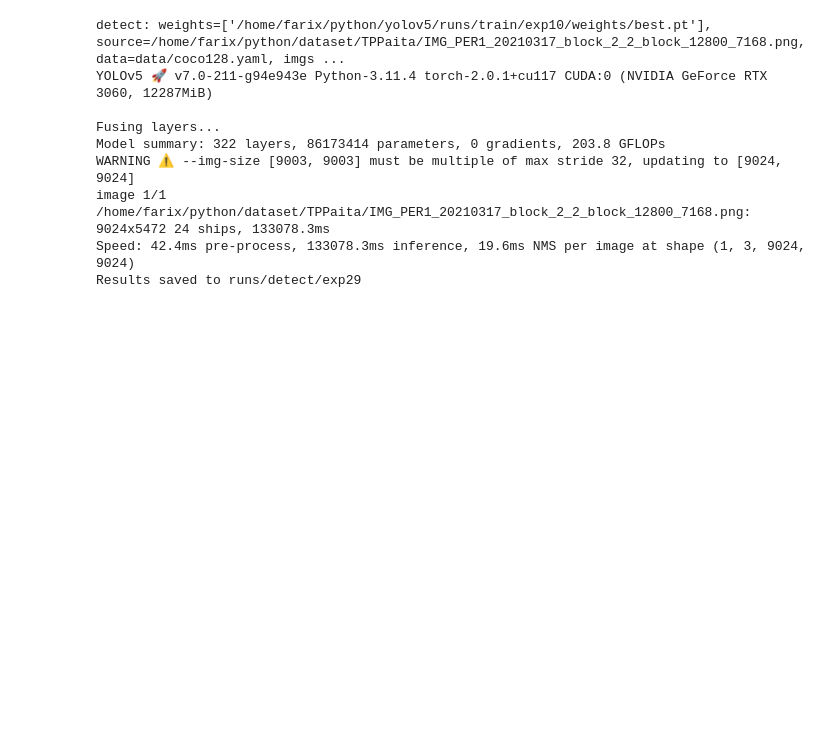
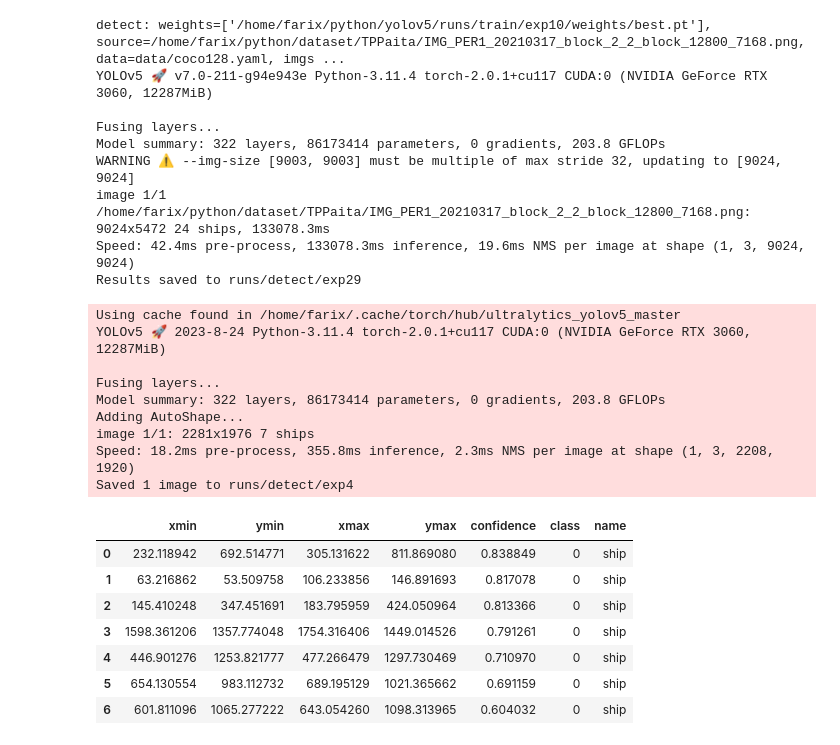
Before and after one commit to FarixRomero/deteccion-barcos-yolov5-perusat, a Jupyter notebook: modeloYolov5.ipynb, the cells around one changed output. Saved outputs shown, nothing was run; the diff lists cells and outputs as text; code cells hidden in the pictures; blank space fills up the shorter version.

```diff
--- a/modeloYolov5.ipynb
+++ b/modeloYolov5.ipynb
@@ -64,6 +70,46 @@ WARNING ⚠️ --img-size [9003, 9003] must be multiple of max stride 32, updati
 image 1/1 /home/farix/python/dataset/TPPaita/IMG_PER1_20210317_block_2_2_block_12800_7168.png: 9024x5472 24 ships, 133078.3ms
 Speed: 42.4ms pre-process, 133078.3ms inference, 19.6ms NMS per image at shape (1, 3, 9024, 9024)
 Results saved to runs/detect/exp29
+# %%
+import cv2
+import torch
+from PIL import Image
+
+model_path = "/home/farix/python/yolov5/runs/train/exp10/weights/best.pt"
+
+# Model
+model = torch.hub.load('ultralytics/yolov5', 'custom', model_path)
+model.conf = 0.5  # NMS confidence threshold
+
+im1 = cv2.imread('/home/farix/python/yolov5/block_1_1.png')  # OpenCV image
+
+# Inference
+results = model([im1], size=2200) # batch of images
+
+# Results
+results.print()
+results.save()  # or .show()
+
+results.xyxy[0]  # im1 predictions (tensor)
+results.pandas().xyxy[0]  # im1 predictions (pandas)
+# %% [output]
+Using cache found in /home/farix/.cache/torch/hub/ultralytics_yolov5_master
+YOLOv5 🚀 2023-8-24 Python-3.11.4 torch-2.0.1+cu117 CUDA:0 (NVIDIA GeForce RTX 3060, 12287MiB)
+
+Fusing layers...
+Model summary: 322 layers, 86173414 parameters, 0 gradients, 203.8 GFLOPs
+Adding AutoShape...
+image 1/1: 2281x1976 7 ships
+Speed: 18.2ms pre-process, 355.8ms inference, 2.3ms NMS per image at shape (1, 3, 2208, 1920)
+Saved 1 image to runs/detect/exp4
+|  | xmin | ymin | xmax | ymax | confidence | class | name |
+| 0 | 232.118942 | 692.514771 | 305.131622 | 811.869080 | 0.838849 | 0 | ship |
+| 1 | 63.216862 | 53.509758 | 106.233856 | 146.891693 | 0.817078 | 0 | ship |
+| 2 | 145.410248 | 347.451691 | 183.795959 | 424.050964 | 0.813366 | 0 | ship |
+| 3 | 1598.361206 | 1357.774048 | 1754.316406 | 1449.014526 | 0.791261 | 0 | ship |
+| 4 | 446.901276 | 1253.821777 | 477.266479 | 1297.730469 | 0.710970 | 0 | ship |
+| 5 | 654.130554 | 983.112732 | 689.195129 | 1021.365662 | 0.691159 | 0 | ship |
+| 6 | 601.811096 | 1065.277222 | 643.054260 | 1098.313965 | 0.604032 | 0 | ship |
 # %%
 import cv2
 import torch
```
Also changed, not shown: parts of 6 cells of this notebook.
